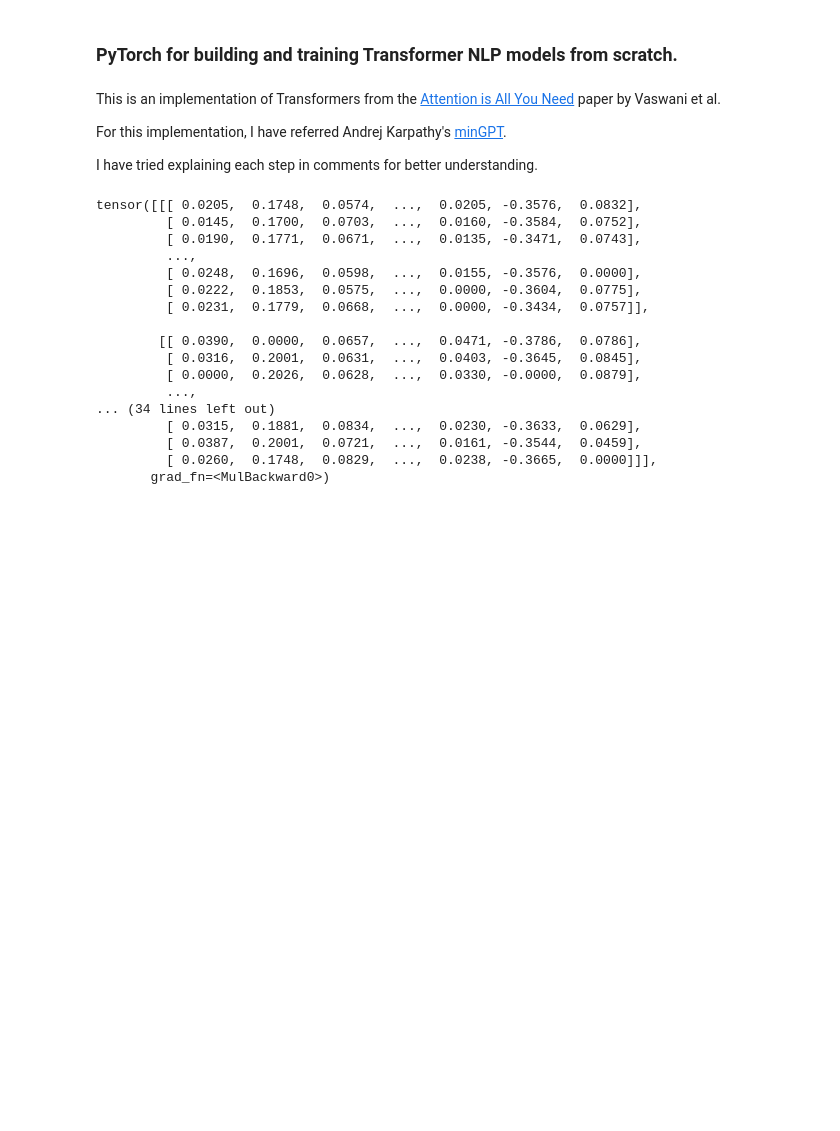
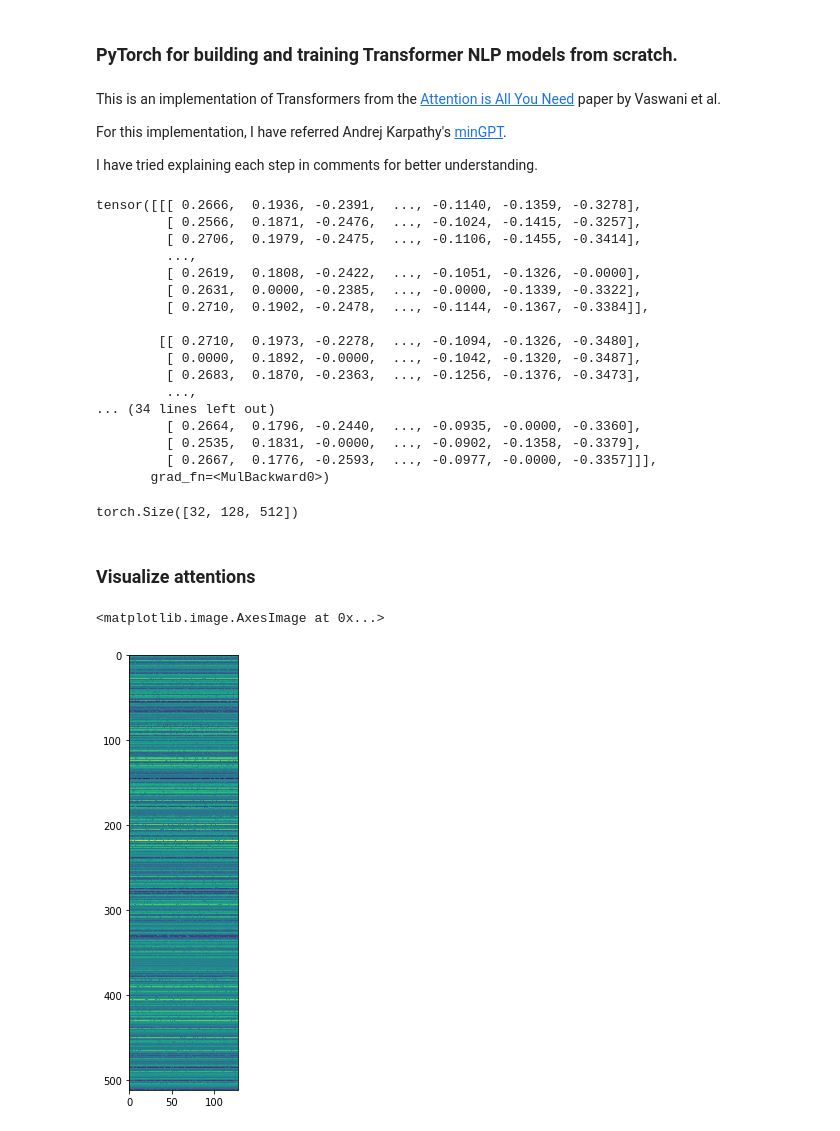
Before and after one commit to shiwangi27/googlecolab, a Jupyter notebook: transformer_pytorch_from_scratch.ipynb, the cells around one changed output. Drawn from its saved outputs; the diff is of its cells as text; code cells hidden in the pictures; blank space fills up the shorter version.

```diff
--- a/transformer_pytorch_from_scratch.ipynb
+++ b/transformer_pytorch_from_scratch.ipynb
@@ -26,13 +47,15 @@ class MultiHeadSelfAttention(nn.Module):
   through linear projections of scaled dot product of attentions.
   multi_head_self_attention = softmax (k . q / √d) * v
   """
-  def __init__(self, embed_dim: int,
+  def __init__(self,
+               embed_dim: int,
                num_heads: int,
                activation: nn.functional = F.relu,
                bias: bool = True,
-               attention_dropout=0.1,
-               residual_dropout=0.1,
-               mask: bool = False) -> Tensor:
+               attention_dropout: float = 0.1,
+               residual_dropout: float = 0.1,
+               mask: bool = False,
+               **kwargs) -> Tensor:
     super(MultiHeadSelfAttention, self).__init__()
 
     self.num_heads = num_heads
@@ -118,20 +141,37 @@ attentions = multi_head_self_attention(X_train_embeddings)
 # %%
 attentions
 # %% [output]
-tensor([[[ 0.0205,  0.1748,  0.0574,  ...,  0.0205, -0.3576,  0.0832],
-         [ 0.0145,  0.1700,  0.0703,  ...,  0.0160, -0.3584,  0.0752],
-         [ 0.0190,  0.1771,  0.0671,  ...,  0.0135, -0.3471,  0.0743],
+tensor([[[ 0.2666,  0.1936, -0.2391,  ..., -0.1140, -0.1359, -0.3278],
+         [ 0.2566,  0.1871, -0.2476,  ..., -0.1024, -0.1415, -0.3257],
+         [ 0.2706,  0.1979, -0.2475,  ..., -0.1106, -0.1455, -0.3414],
          ...,
-         [ 0.0248,  0.1696,  0.0598,  ...,  0.0155, -0.3576,  0.0000],
-         [ 0.0222,  0.1853,  0.0575,  ...,  0.0000, -0.3604,  0.0775],
-         [ 0.0231,  0.1779,  0.0668,  ...,  0.0000, -0.3434,  0.0757]],
+         [ 0.2619,  0.1808, -0.2422,  ..., -0.1051, -0.1326, -0.0000],
+         [ 0.2631,  0.0000, -0.2385,  ..., -0.0000, -0.1339, -0.3322],
+         [ 0.2710,  0.1902, -0.2478,  ..., -0.1144, -0.1367, -0.3384]],
 
-        [[ 0.0390,  0.0000,  0.0657,  ...,  0.0471, -0.3786,  0.0786],
-         [ 0.0316,  0.2001,  0.0631,  ...,  0.0403, -0.3645,  0.0845],
-         [ 0.0000,  0.2026,  0.0628,  ...,  0.0330, -0.0000,  0.0879],
+        [[ 0.2710,  0.1973, -0.2278,  ..., -0.1094, -0.1326, -0.3480],
+         [ 0.0000,  0.1892, -0.0000,  ..., -0.1042, -0.1320, -0.3487],
+         [ 0.2683,  0.1870, -0.2363,  ..., -0.1256, -0.1376, -0.3473],
          ...,
 ... (34 lines left out)
-         [ 0.0315,  0.1881,  0.0834,  ...,  0.0230, -0.3633,  0.0629],
-         [ 0.0387,  0.2001,  0.0721,  ...,  0.0161, -0.3544,  0.0459],
-         [ 0.0260,  0.1748,  0.0829,  ...,  0.0238, -0.3665,  0.0000]]],
+         [ 0.2664,  0.1796, -0.2440,  ..., -0.0935, -0.0000, -0.3360],
+         [ 0.2535,  0.1831, -0.0000,  ..., -0.0902, -0.1358, -0.3379],
+         [ 0.2667,  0.1776, -0.2593,  ..., -0.0977, -0.0000, -0.3357]]],
        grad_fn=<MulBackward0>)
+# %%
+attentions.shape
+# %% [output]
+torch.Size([32, 128, 512])
+# %% [markdown]
+### Visualize attentions
+# %%
+import numpy as np
+import matplotlib.pyplot as plt
+
+image = attentions[0].detach().numpy()
+
+fig = plt.figure(figsize=(2, 8))
+plt.imshow(image.transpose())
+# %% [output]
+<matplotlib.image.AxesImage at 0x...>
+[figure, added]
```
Also changed, not shown: parts of 8 cells of this notebook.
